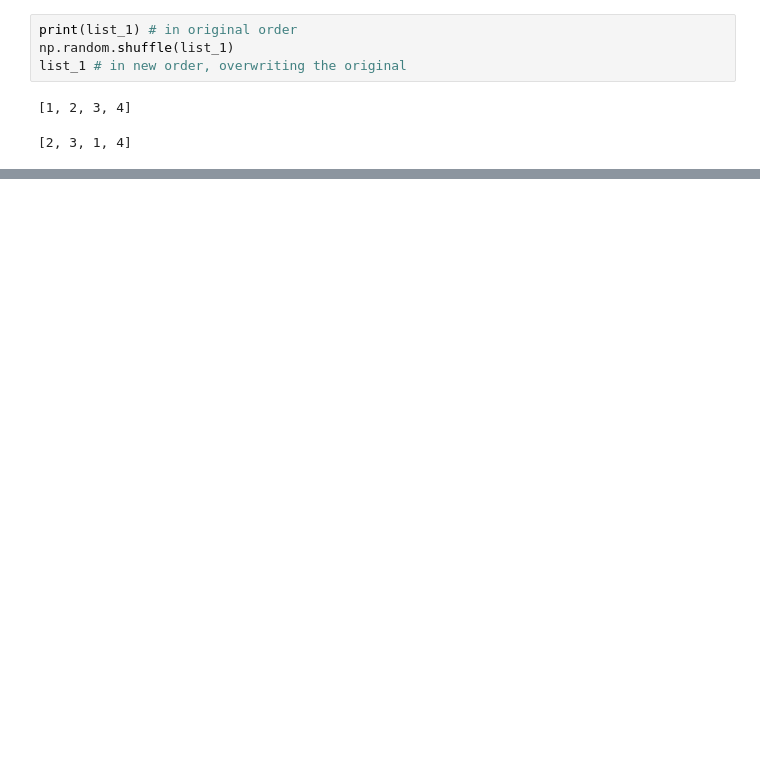
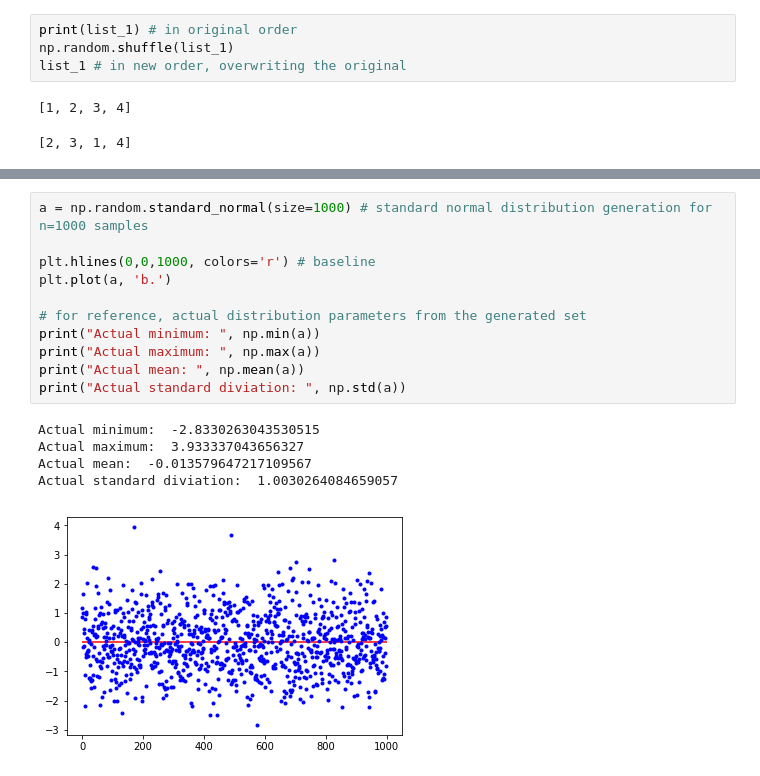
Before and after one commit to andkoc001/fun-with-numpy-random, a Jupyter notebook: exploring-random-numpy.ipynb, the cells around one changed output, grey strips where cells are left out. Cells and saved outputs as stored; diff of their text form; blank space fills up the shorter version.

```diff
--- a/exploring-random-numpy.ipynb
+++ b/exploring-random-numpy.ipynb
@@ -147,0 +223,17 @@ array([4, 3, 1, 2])
+# %%
+a = np.random.standard_normal(size=1000) # standard normal distribution generation for n=1000 samples
+
+plt.hlines(0,0,1000, colors='r') # baseline
+plt.plot(a, 'b.')
+
+# for reference, actual distribution parameters from the generated set
+print("Actual minimum: ", np.min(a))
+print("Actual maximum: ", np.max(a))
+print("Actual mean: ", np.mean(a))
+print("Actual standard diviation: ", np.std(a))
+# %% [output]
+Actual minimum:  -2.8330263043530515
+Actual maximum:  3.933337043656327
+Actual mean:  -0.013579647217109567
+Actual standard diviation:  1.0030264084659057
+[figure, added]
```
Also changed, not shown: parts of 28 cells of this notebook, 1 other file.
